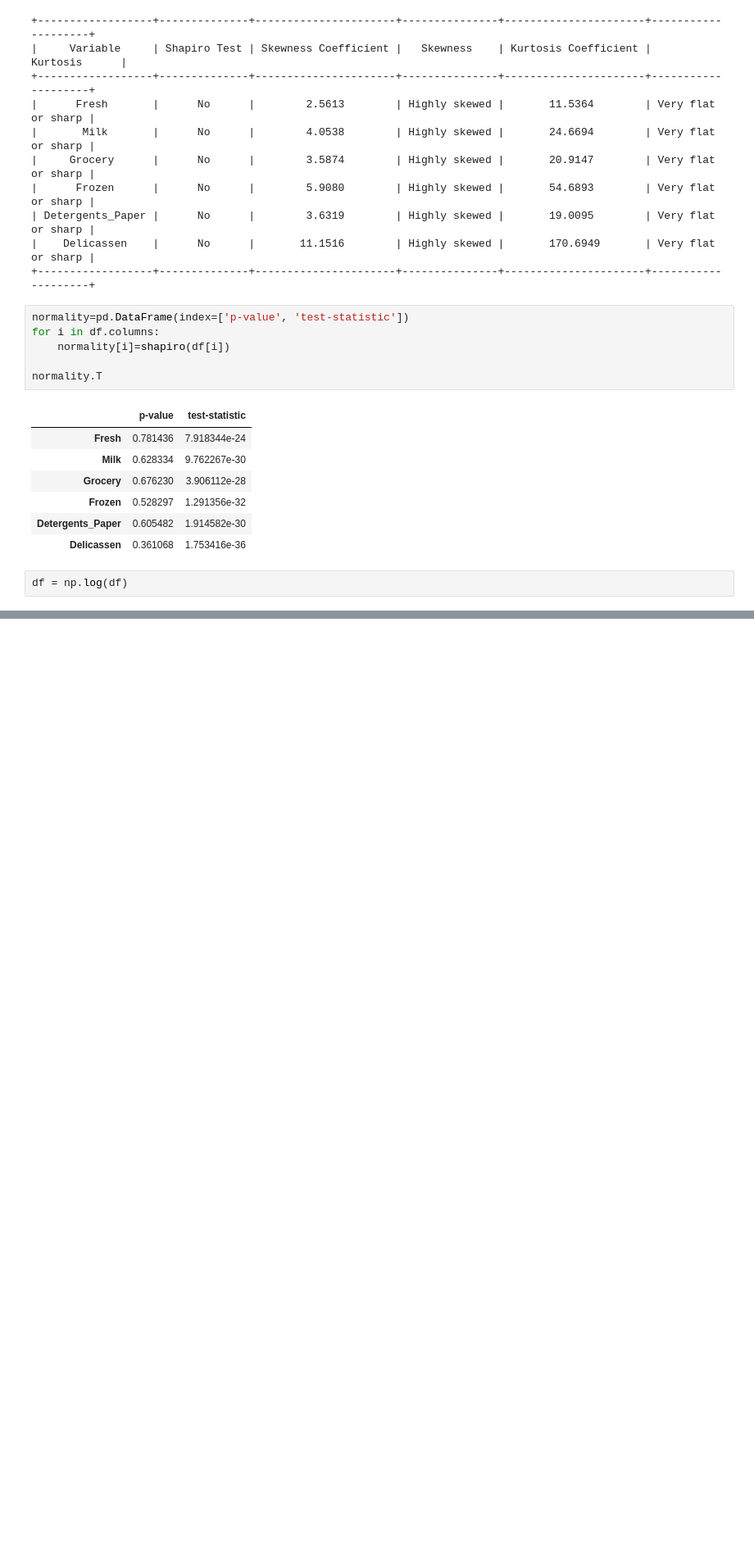
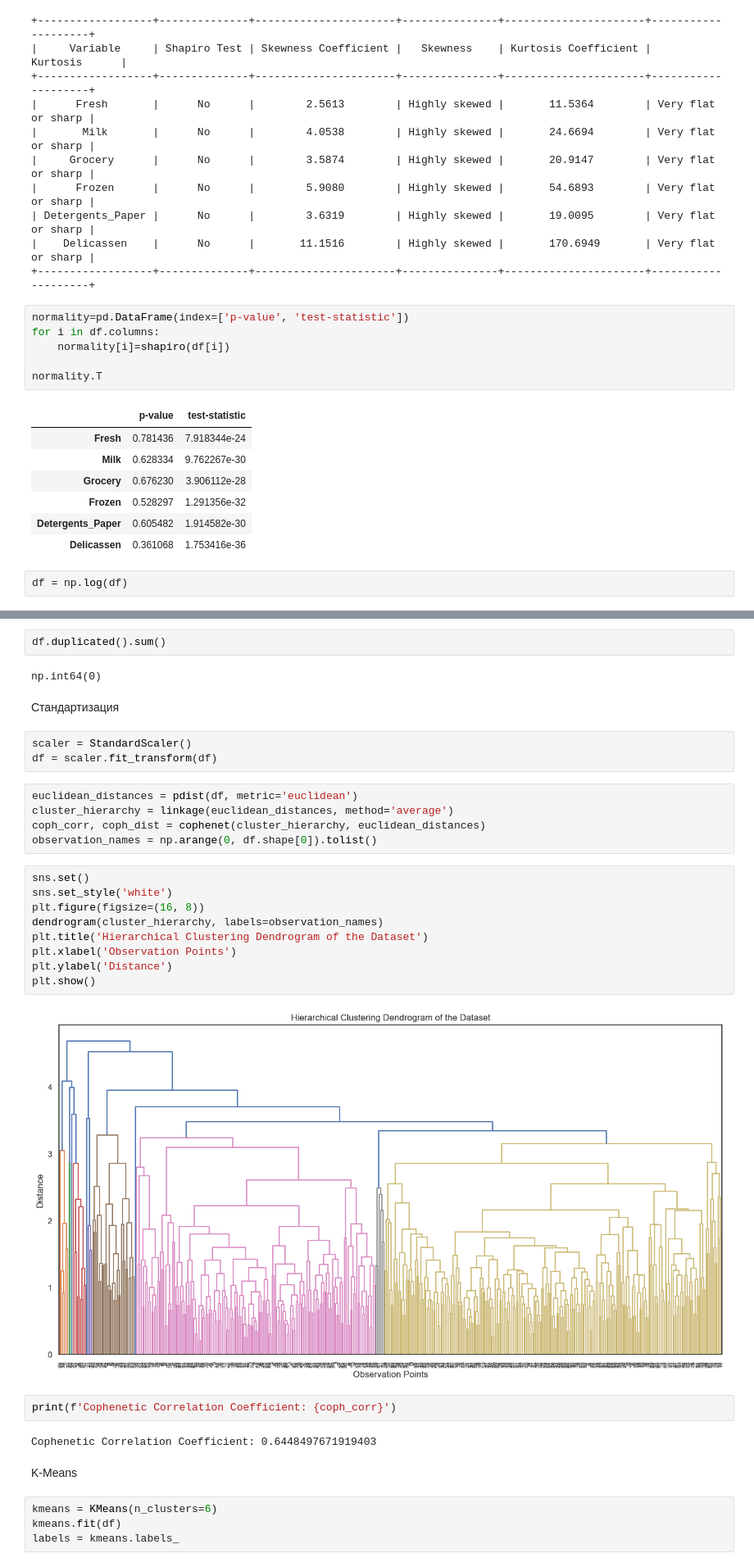
Before and after one commit to Awesome-autumn-weirdo/-------------, a Jupyter notebook: cust_segm.ipynb, the cells around one changed output, grey strips where cells are left out. Shown: that part at 82% size. Saved outputs shown, nothing was run; the diff lists cells and outputs as text; blank space fills up the shorter version.

```diff
--- a/cust_segm.ipynb
+++ b/cust_segm.ipynb
@@ -181,0 +224,36 @@ plt.show()
+# %%
+df.duplicated().sum()
+# %% [output]
+np.int64(0)
+# %% [markdown]
+Стандартизация
+# %%
+scaler = StandardScaler()
+df = scaler.fit_transform(df)
+# %%
+euclidean_distances = pdist(df, metric='euclidean')
+cluster_hierarchy = linkage(euclidean_distances, method='average')
+coph_corr, coph_dist = cophenet(cluster_hierarchy, euclidean_distances)
+observation_names = np.arange(0, df.shape[0]).tolist()
+# %%
+sns.set()
+sns.set_style('white')
+plt.figure(figsize=(16, 8))
+dendrogram(cluster_hierarchy, labels=observation_names)
+plt.title('Hierarchical Clustering Dendrogram of the Dataset')
+plt.xlabel('Observation Points')
+plt.ylabel('Distance')
+plt.show()
+# %% [output]
+[figure, added]
+# %%
+print(f'Cophenetic Correlation Coefficient: {coph_corr}')
+# %% [output]
+Cophenetic Correlation Coefficient: 0.6448497671919403
+# %% [markdown]
+
+K-Means
+# %%
+kmeans = KMeans(n_clusters=6)
+kmeans.fit(df)
+labels = kmeans.labels_
```
Also changed, not shown: parts of 20 cells of this notebook, 3 other files.
